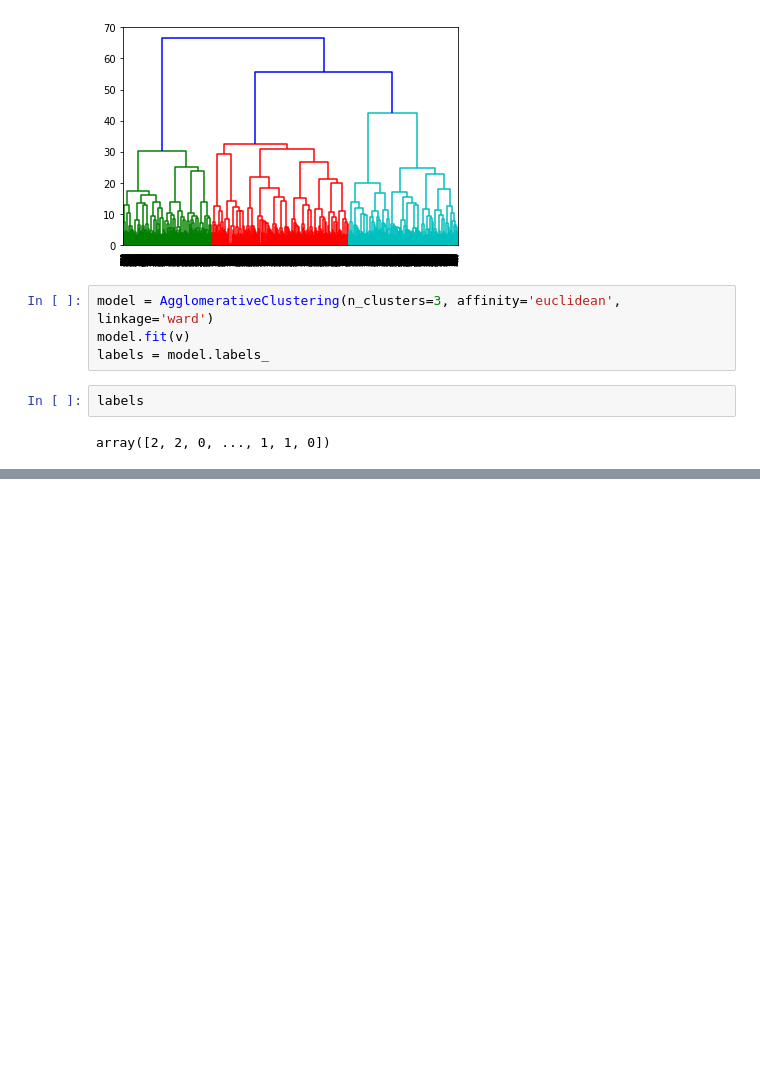
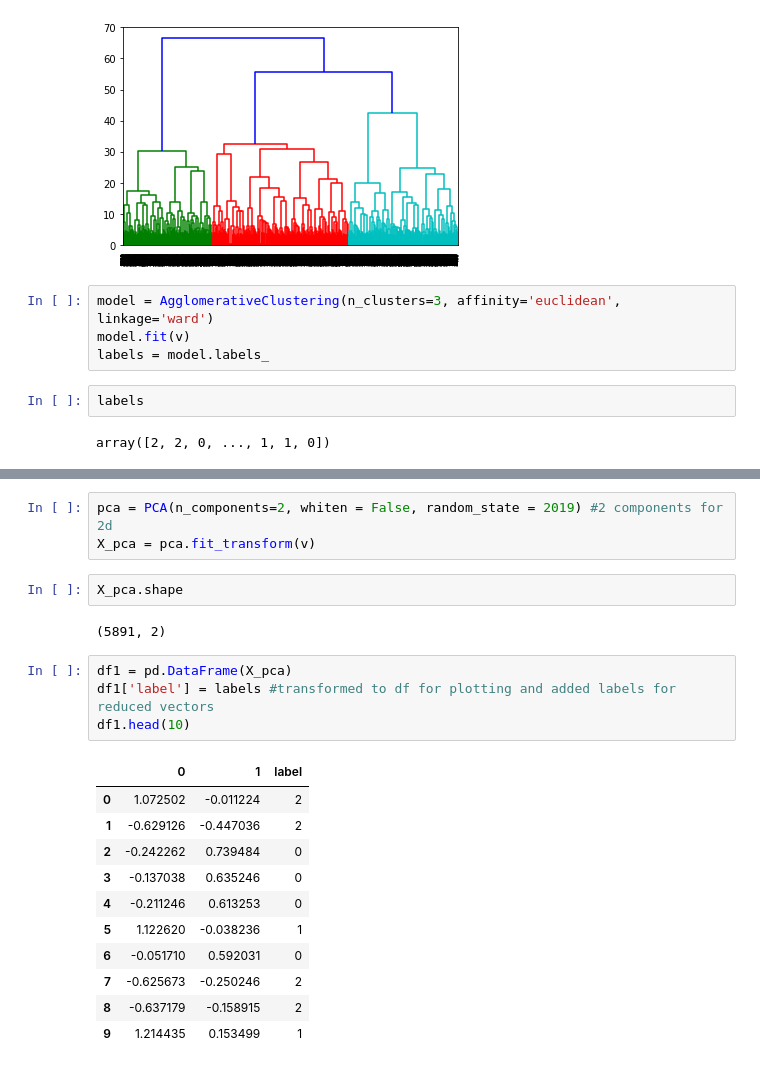
Before and after one commit to pinkdragon1000/Black-Friday-Project, a Jupyter notebook: clustering_attempts.ipynb, the cells around one changed output, grey strips where cells are left out. Drawn from its saved outputs; the diff is of its cells as text; blank space fills up the shorter version.

```diff
--- a/clustering_attempts.ipynb
+++ b/clustering_attempts.ipynb
@@ -67,0 +97,23 @@ plt.scatter(v[labels==2, 0], v[labels==2, 1], s=50, marker='o', color='green')
+# %%
+pca = PCA(n_components=2, whiten = False, random_state = 2019) #2 components for 2d
+X_pca = pca.fit_transform(v)
+# %%
+X_pca.shape
+# %% [output]
+(5891, 2)
+# %%
+df1 = pd.DataFrame(X_pca)
+df1['label'] = labels #transformed to df for plotting and added labels for reduced vectors
+df1.head(10)
+# %% [output]
+|  | 0 | 1 | label |
+| 0 | 1.072502 | -0.011224 | 2 |
+| 1 | -0.629126 | -0.447036 | 2 |
+| 2 | -0.242262 | 0.739484 | 0 |
+| 3 | -0.137038 | 0.635246 | 0 |
+| 4 | -0.211246 | 0.613253 | 0 |
+| 5 | 1.122620 | -0.038236 | 1 |
+| 6 | -0.051710 | 0.592031 | 0 |
+| 7 | -0.625673 | -0.250246 | 2 |
+| 8 | -0.637179 | -0.158915 | 2 |
+| 9 | 1.214435 | 0.153499 | 1 |
```
Also changed, not shown: parts of 7 cells of this notebook.
